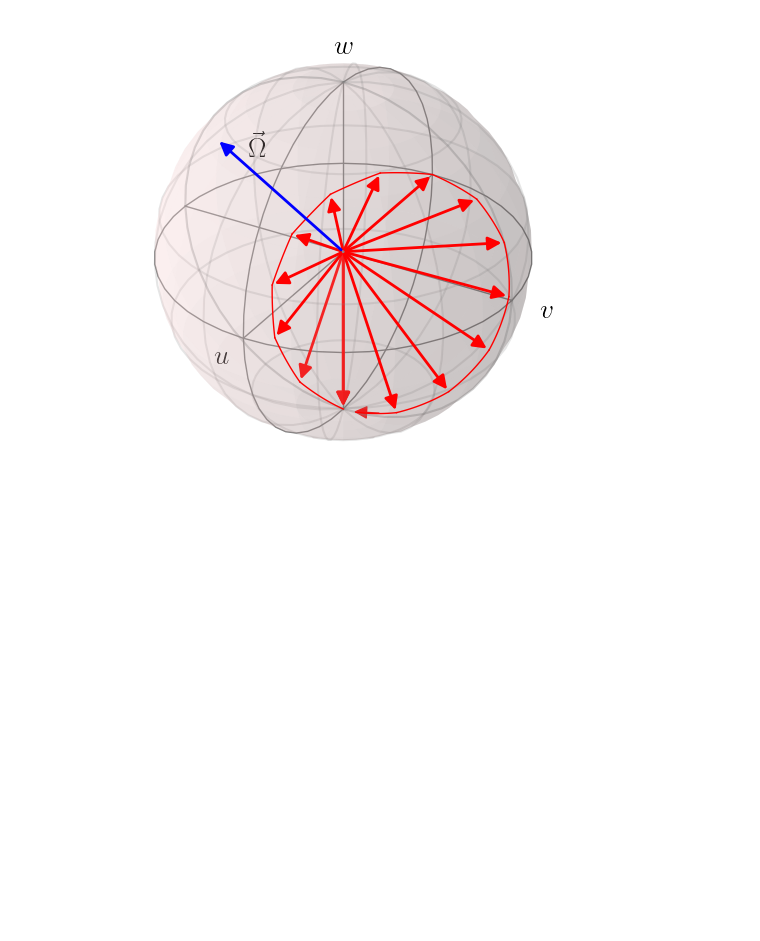
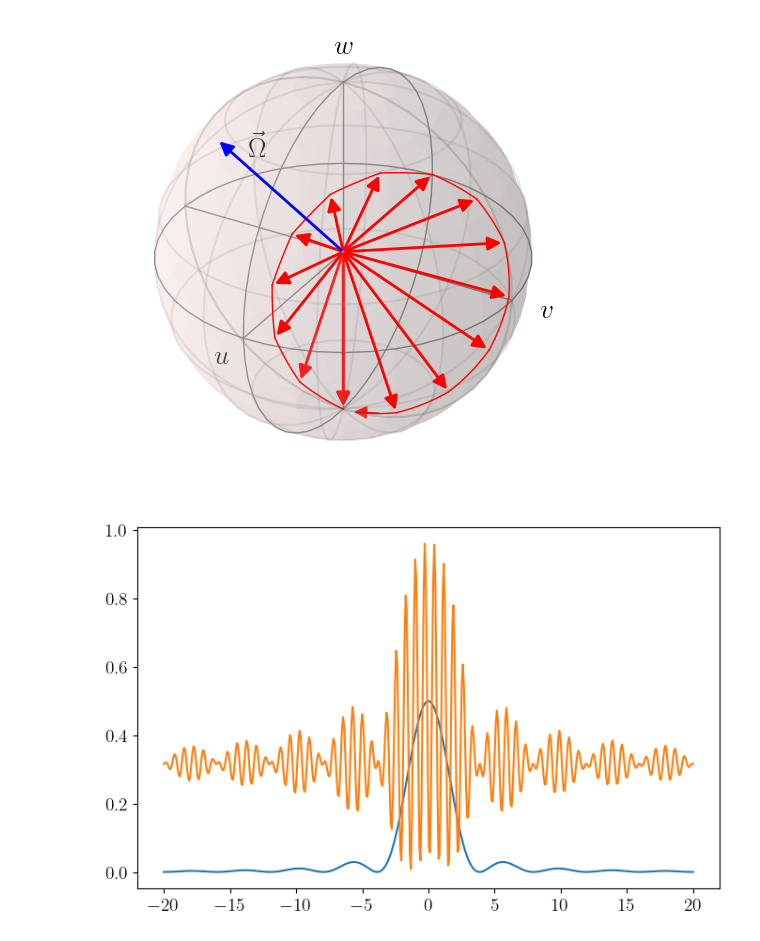
Before and after one commit to fsch-d/fsch-d.github.io, a Jupyter notebook: phys4343/_figuresmod8.ipynb, the cells around one changed output. Drawn from its saved outputs; the diff is of its cells as text; code cells hidden in the pictures; blank space fills up the shorter version.

```diff
--- a/phys4343/_figuresmod8.ipynb
+++ b/phys4343/_figuresmod8.ipynb
@@ -1279,3 +1279,83 @@ ax.text(-.15,-.6,0.85,r'$\vec{\Omega}$',ha='center', va='center', fontsize='20')
 plt.show()
 # %% [output]
 [figure]
+# %%
+import numpy as np
+import matplotlib.pyplot as plt
+import qutip as qt
+from qutip import Bloch
+from mpl_toolkits.mplot3d import Axes3D
+
+# --- Set up plot styling ---
+plt.rcParams['text.usetex'] = True
+plt.rcParams['font.family'] = 'serif'
+plt.rcParams['font.size'] = 14
+
+fig = plt.figure(figsize=(8, 5))
+
+
+# Using QuTiP's built-in state evolution
+# Laser on
+def propagate_state(state_in, Omega0, delta, t):
+    H = -delta/2 * qt.sigmaz() - Omega0/2 * qt.sigmax()
+
+    # Time evolution
+    result = qt.sesolve(H, state_in, [0, t])
+
+    # Calculate excited state population |⟨e|ψ(t)⟩|²
+    psi_final = result.states[-1]
+    # Projection operator for excited state |e⟩⟨e|
+    Pe = qt.basis(2, 0) * qt.basis(2, 0).dag()
+
+    # Time evolution with expectation value
+    result2 = qt.sesolve(H, state_in, [0, t], e_ops=[Pe])
+
+    return result2.expect[0][-1]
+
+
+def propagate_state_Ramsey(state_in, Omega0, delta, t, tao):
+    H_off = -delta/2 * qt.sigmaz()
+    H_on = H_off - Omega0/2 * qt.sigmax()
+
+    # Time evolution
+    state1 = qt.sesolve(H_on, state_in, [0, t]).states[-1]
+    state2 = qt.sesolve(H_off, state1, [0, tao]).states[-1]
+
+    # Calculate excited state population |⟨e|ψ(t)⟩|²
+    # Projection operator for excited state |e⟩⟨e|
+    Pe = qt.basis(2, 0) * qt.basis(2, 0).dag()
+
+    # Time evolution with expectation value
+    result2 = qt.sesolve(H, state2, [0, t], e_ops=[Pe])
+
+    return result2.expect[0][-1]
+
+
+psi0 = qt.basis(2, 1)  # Initial state |0⟩
+
+# Scan over detuning
+delta_values = np.linspace(-20, 20, 500)
+Omega0 = 1.0  # Rabi frequency
+t_pi = np.pi/2  # π-pulse time (for resonant case)
+
+# Calculate excited state population for each detuning
+populations1 = []
+for delta in delta_values:
+    pop = propagate_state(psi0, Omega0, delta, t_pi)
+    populations1.append(pop)
+
+populations1 = np.array(populations1)
+
+populations2 = []
+for delta in delta_values:
+    pop = propagate_state_Ramsey(psi0, Omega0, delta, t_pi, 5*t_pi)
+    populations2.append(pop)
+
+populations2 = np.array(populations2)
+
+
+plt.plot(delta_values, populations1)
+plt.plot(delta_values, populations2)
+plt.show()
+# %% [output]
+[figure, added]
```
Also changed, not shown: parts of 1 cell of this notebook, 6 other files.
